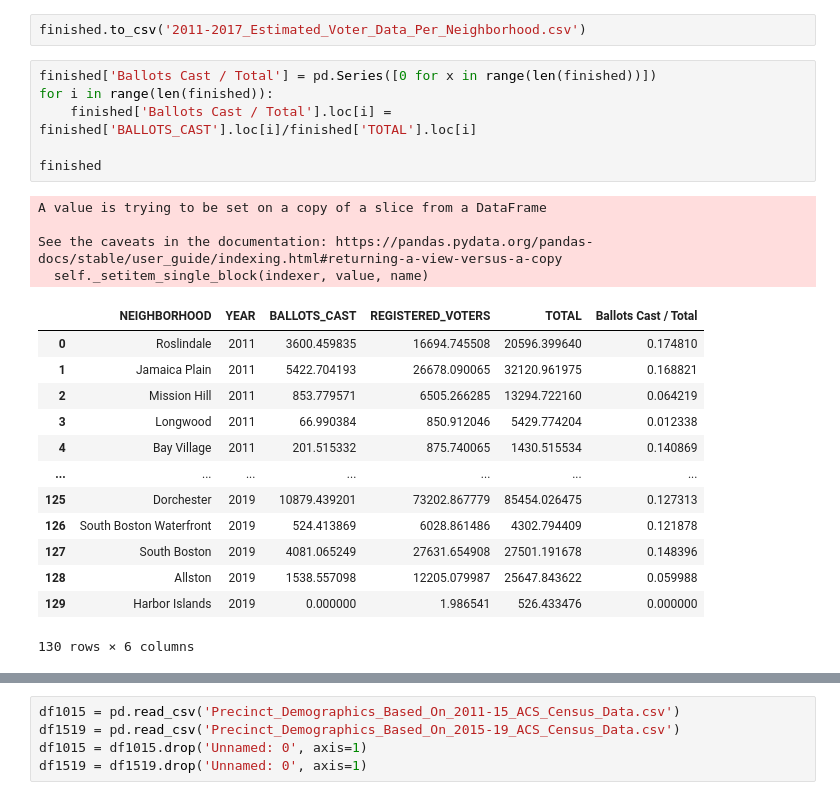
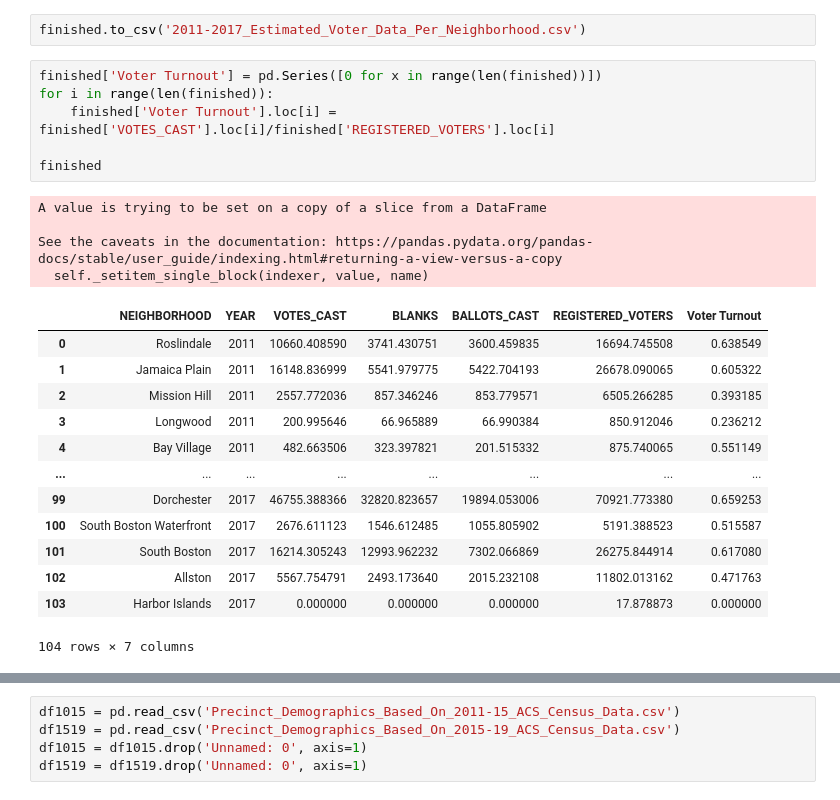
Before and after one commit to yagevlevi/BaystateBanner_Spark, a Jupyter notebook: Voting Patterns/Precincts_To_Neighborhoods.ipynb, the cells around one changed output, grey strips where cells are left out. Cells and saved outputs as stored; diff of their text form.

```diff
--- a/Voting Patterns/Precincts_To_Neighborhoods.ipynb
+++ b/Voting Patterns/Precincts_To_Neighborhoods.ipynb
@@ -587,26 +551,26 @@ finished
 # %%
 finished.to_csv('2011-2017_Estimated_Voter_Data_Per_Neighborhood.csv')
 # %%
-finished['Ballots Cast / Total'] = pd.Series([0 for x in range(len(finished))])
+finished['Voter Turnout'] = pd.Series([0 for x in range(len(finished))])
 for i in range(len(finished)):
-    finished['Ballots Cast / Total'].loc[i] = finished['BALLOTS_CAST'].loc[i]/finished['TOTAL'].loc[i]
+    finished['Voter Turnout'].loc[i] = finished['VOTES_CAST'].loc[i]/finished['REGISTERED_VOTERS'].loc[i]
 
 finished
 # %% [output]
 A value is trying to be set on a copy of a slice from a DataFrame
 
 See the caveats in the documentation: https://pandas.pydata.org/pandas-docs/stable/user_guide/indexing.html#returning-a-view-versus-a-copy
   self._setitem_single_block(indexer, value, name)
-|  | NEIGHBORHOOD | YEAR | BALLOTS_CAST | REGISTERED_VOTERS | TOTAL | Ballots Cast / Total |
-| 0 | Roslindale | 2011 | 3600.459835 | 16694.745508 | 20596.399640 | 0.174810 |
-| 1 | Jamaica Plain | 2011 | 5422.704193 | 26678.090065 | 32120.961975 | 0.168821 |
-| 2 | Mission Hill | 2011 | 853.779571 | 6505.266285 | 13294.722160 | 0.064219 |
-| 3 | Longwood | 2011 | 66.990384 | 850.912046 | 5429.774204 | 0.012338 |
-| 4 | Bay Village | 2011 | 201.515332 | 875.740065 | 1430.515534 | 0.140869 |
-| ... | ... | ... | ... | ... | ... | ... |
-| 125 | Dorchester | 2019 | 10879.439201 | 73202.867779 | 85454.026475 | 0.127313 |
-| 126 | South Boston Waterfront | 2019 | 524.413869 | 6028.861486 | 4302.794409 | 0.121878 |
-| 127 | South Boston | 2019 | 4081.065249 | 27631.654908 | 27501.191678 | 0.148396 |
-| 128 | Allston | 2019 | 1538.557098 | 12205.079987 | 25647.843622 | 0.059988 |
-| 129 | Harbor Islands | 2019 | 0.000000 | 1.986541 | 526.433476 | 0.000000 |
+|  | NEIGHBORHOOD | YEAR | VOTES_CAST | BLANKS | BALLOTS_CAST | REGISTERED_VOTERS | Voter Turnout |
+| 0 | Roslindale | 2011 | 10660.408590 | 3741.430751 | 3600.459835 | 16694.745508 | 0.638549 |
+| 1 | Jamaica Plain | 2011 | 16148.836999 | 5541.979775 | 5422.704193 | 26678.090065 | 0.605322 |
+| 2 | Mission Hill | 2011 | 2557.772036 | 857.346246 | 853.779571 | 6505.266285 | 0.393185 |
+| 3 | Longwood | 2011 | 200.995646 | 66.965889 | 66.990384 | 850.912046 | 0.236212 |
+| 4 | Bay Village | 2011 | 482.663506 | 323.397821 | 201.515332 | 875.740065 | 0.551149 |
+| ... | ... | ... | ... | ... | ... | ... | ... |
+| 99 | Dorchester | 2017 | 46755.388366 | 32820.823657 | 19894.053006 | 70921.773380 | 0.659253 |
+| 100 | South Boston Waterfront | 2017 | 2676.611123 | 1546.612485 | 1055.805902 | 5191.388523 | 0.515587 |
+| 101 | South Boston | 2017 | 16214.305243 | 12993.962232 | 7302.066869 | 26275.844914 | 0.617080 |
+| 102 | Allston | 2017 | 5567.754791 | 2493.173640 | 2015.232108 | 11802.013162 | 0.471763 |
+| 103 | Harbor Islands | 2017 | 0.000000 | 0.000000 | 0.000000 | 17.878873 | 0.000000 |
-130 rows × 6 columns
+104 rows × 7 columns
```
Also changed, not shown: parts of 10 cells of this notebook, 5 other files.
